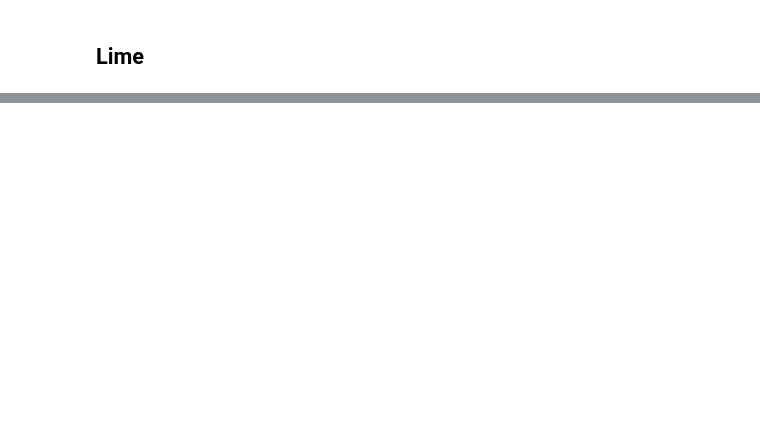
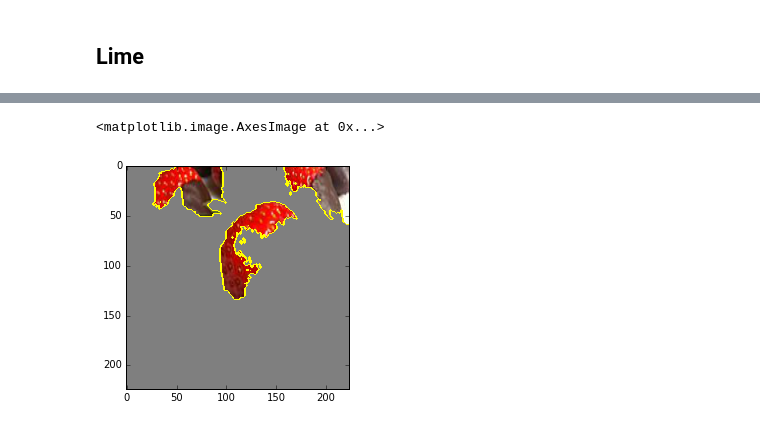
Before and after one commit to leilavc/seocs_lime_demo, a Jupyter notebook: adversarial.ipynb, the cells around one changed output, grey strips where cells are left out. Saved outputs shown, nothing was run; the diff lists cells and outputs as text; code cells hidden in the pictures; blank space fills up the shorter version.

```diff
--- a/adversarial.ipynb
+++ b/adversarial.ipynb
@@ -32,4 +34,4 @@ label = 949
 %%time
 # apply attack on source image
 attack = foolbox.attacks.FGSM(fmodel)
-adversarial = attack(image[:,:,::-1], label)
+adversarial = attack(image, label)
@@ -66,4 +86,7 @@ explanation_adv = explainer.explain_instance(adversarial, kmodel.predict, top_la
 # %%
-label_img = 960
+label_img = 949
 temp, mask = explanation_adv.get_image_and_mask(label_img, positive_only=True, num_features=5, hide_rest=True)
 plt.imshow(mark_boundaries(temp / 2 + 0.5, mask))
+# %% [output]
+<matplotlib.image.AxesImage at 0x...>
+[figure, added]
```
Also changed, not shown: parts of 10 cells of this notebook, 1 other file.
